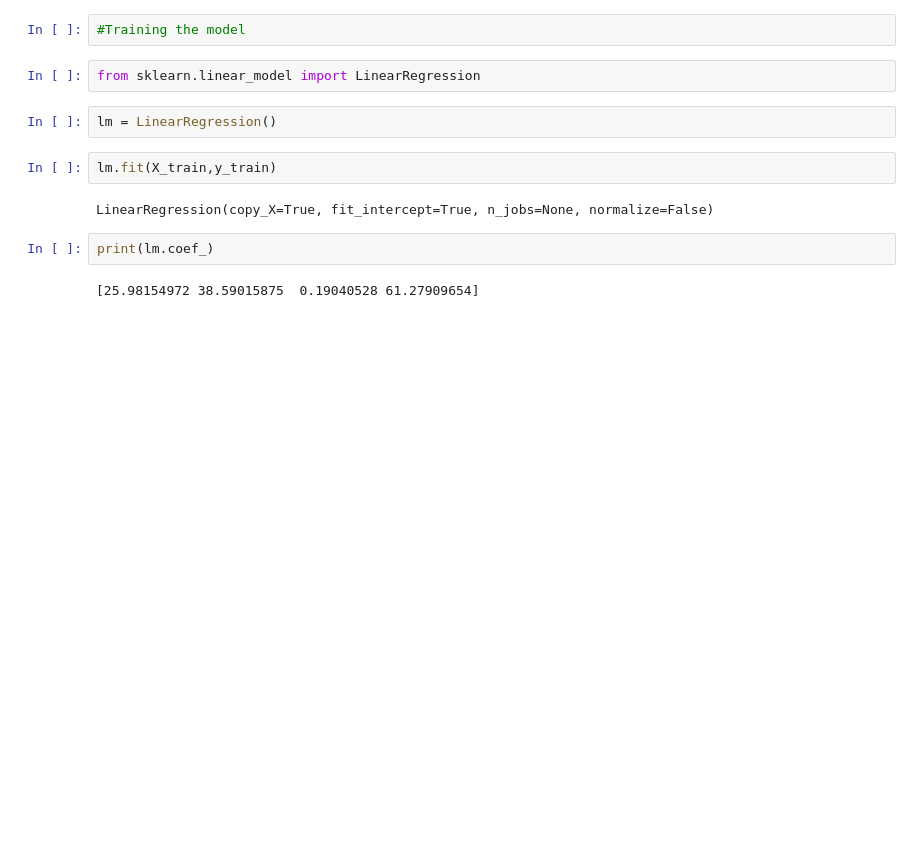
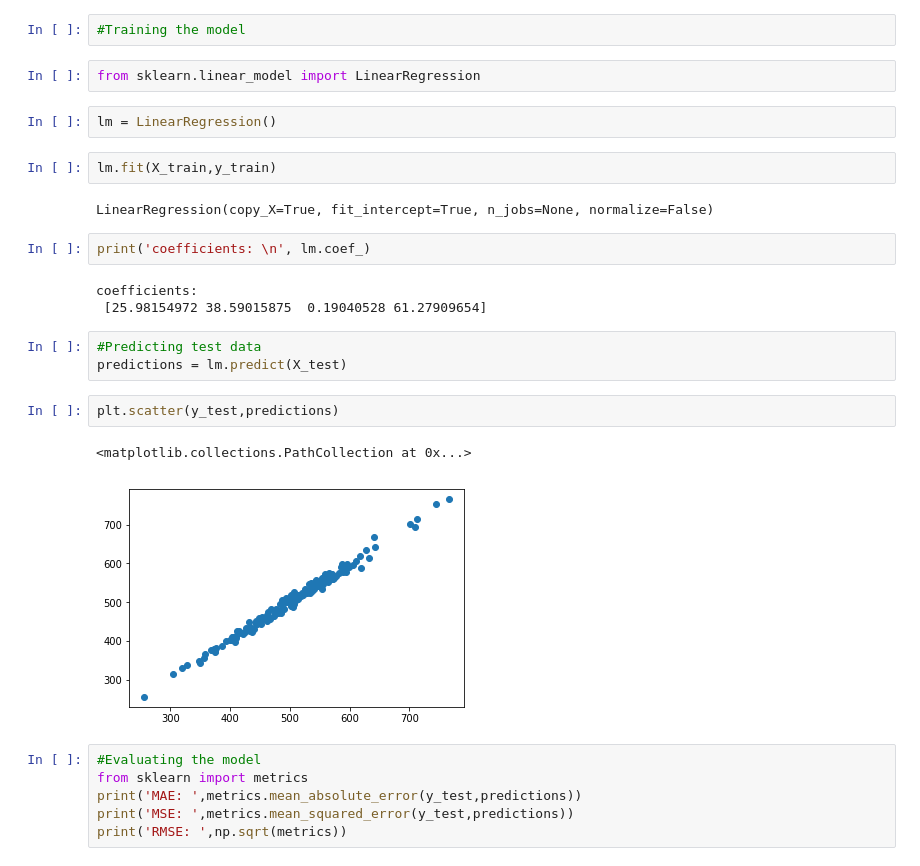
Before and after one commit to Joseorina/verbose-system, a Jupyter notebook: LinearRegressionProject.ipynb, the cells around one changed output. Saved outputs shown, nothing was run; the diff lists cells and outputs as text; blank space fills up the shorter version.

```diff
--- a/LinearRegressionProject.ipynb
+++ b/LinearRegressionProject.ipynb
@@ -135,6 +135,21 @@ lm.fit(X_train,y_train)
 # %% [output]
 LinearRegression(copy_X=True, fit_intercept=True, n_jobs=None, normalize=False)
 # %%
-print(lm.coef_)
+print('coefficients: \n', lm.coef_)
 # %% [output]
-[25.98154972 38.59015875  0.19040528 61.27909654]
+coefficients:
+ [25.98154972 38.59015875  0.19040528 61.27909654]
+# %%
+#Predicting test data
+predictions = lm.predict(X_test)
+# %%
+plt.scatter(y_test,predictions)
+# %% [output]
+<matplotlib.collections.PathCollection at 0x...>
+[figure, added]
+# %%
+#Evaluating the model
+from sklearn import metrics
+print('MAE: ',metrics.mean_absolute_error(y_test,predictions))
+print('MSE: ',metrics.mean_squared_error(y_test,predictions))
+print('RMSE: ',np.sqrt(metrics))
```
